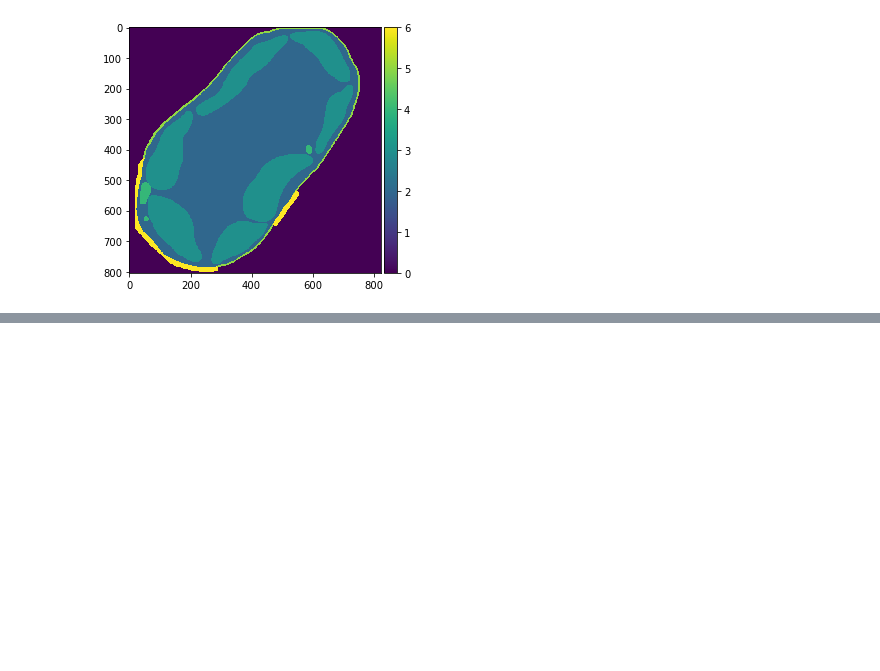
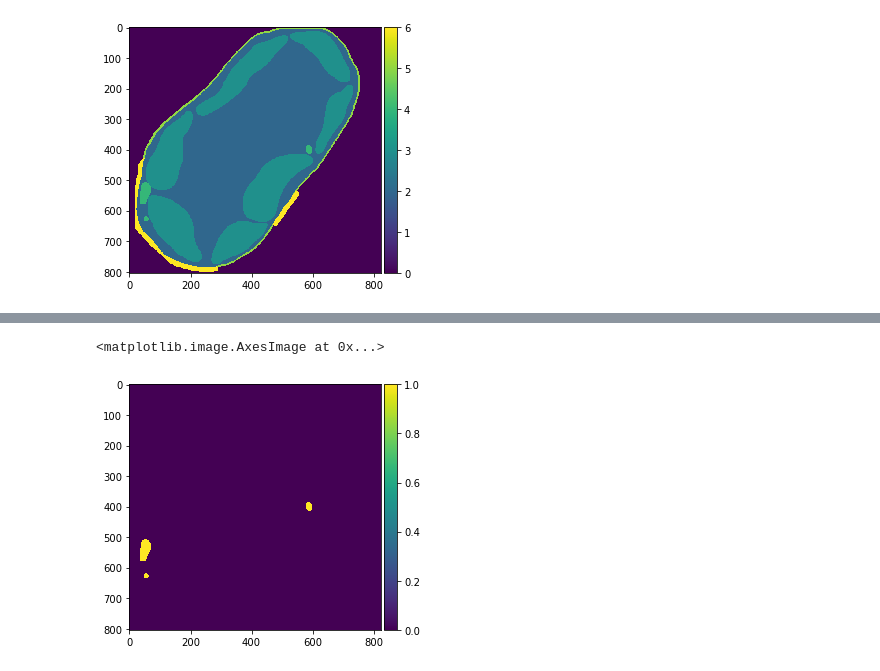
Before and after one commit to gtrancourt/3D-Organelle-Distances-, a Jupyter notebook: Organelle_distance_GTR.ipynb, the cells around one changed output, grey strips where cells are left out. Cells and saved outputs as stored; diff of their text form; code cells hidden in the pictures; blank space fills up the shorter version.

```diff
--- a/Organelle_distance_GTR.ipynb
+++ b/Organelle_distance_GTR.ipynb
@@ -105,0 +119,5 @@ io.imshow(all_cw_stack[200])
+# %%
+io.imshow(mito_stack[200])
+# %% [output]
+<matplotlib.image.AxesImage at 0x...>
+[figure, added]
```
Also changed, not shown: parts of 15 cells of this notebook.
